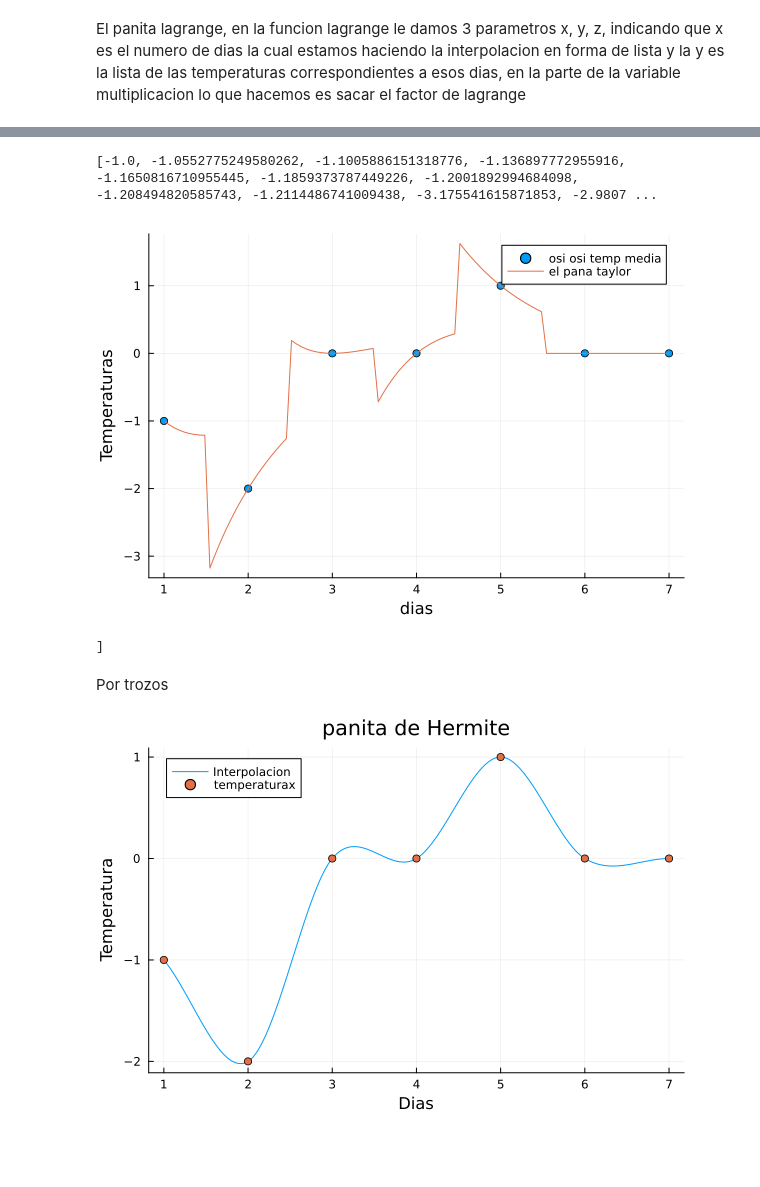
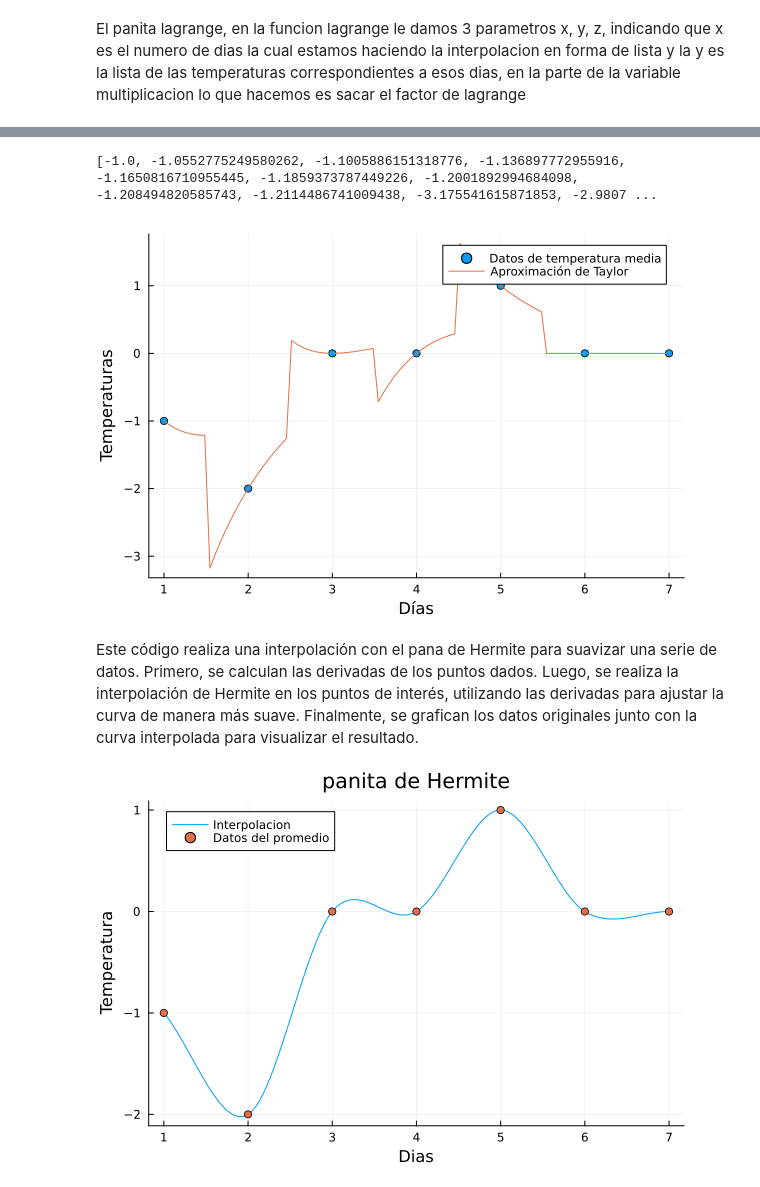
Before and after one commit to abelipe/julianb_weather, a Jupyter notebook: juliasisi.ipynb, the cells around one changed output, grey strips where cells are left out. Cells and saved outputs as stored; diff of their text form; code cells hidden in the pictures; blank space fills up the shorter version.

Commit message:
update
agregar el de por trozos y revision de lagrange + el de taylor swiftie

```diff
--- a/juliasisi.ipynb
+++ b/juliasisi.ipynb
@@ -80,51 +87,50 @@ Taylor xdddddddddddd
 # %%
 using Plots
 
-y = temps_media
-x = [1, 2, 3 , 4, 5, 6, 7]
+y = temps_media  # Valores de temperatura media
+x = [1, 2, 3, 4, 5, 6, 7]  # Valores de días
 
 function factorial(n)
     if n == 0
         return 1
     else
-        return n * factorial(n-1)
+        return n * factorial(n-1)  # Cálculo factorial recursivo
     end
 end
 
 function derivadita(y, z, n)
-    #nmro de espacios entre los puntos
-    h = 1
+    # Función para calcular derivadas mediante diferencias divididas hacia adelante
+    h = 1  # Espaciado entre los puntos
     if n == 0
         return y[z]
     elseif z + 1 > length(y)
         return 0
     else
-        return (derivadita(y, z + 1, n-1) - derivadita(y, z, n-1))/h
+        return (derivadita(y, z + 1, n-1) - derivadita(y, z, n-1)) / h
     end
 end
 
 function taylor(y, a, z, n)
-    # grado del polinomio a 6 pal taylor
-    n = min(n, 6)
+    # Función para calcular la aproximación de Taylor de grado 6
+    n = min(n, 6)  # Limita el grado del polinomio a 6
     suma = 0
     for i in 0:n
-        suma += derivadita(y, a, i)/factorial(i)*(z-a)^i
+        suma += derivadita(y, a, i) / factorial(i) * (z - a)^i  # Suma de términos del polinomio de Taylor
     end
     return suma
 end
 
-intex_t = range(minimum(x), stop=maximum(x), length=100)
-intey_t = [taylor(y, round(Int, i), i, 6) for i in intex_t]
+intex_t = range(minimum(x), stop=maximum(x), length=100)  # Rango de valores para la interpolación
+intey_t = [taylor(y, round(Int, i), i, 6) for i in intex_t]  # Calcula los valores interpolados con el método de Taylor
 
-print(intey_t)
-scatter(x, y, label="osi osi temp media")
-plot!(intex_t, intey_t, label="el pana taylor", xlabel="dias", ylabel="Temperaturas")
+print(intey_t)  # Imprime los valores interpolados
+scatter(x, y, label="Datos de temperatura media")  # Grafica los puntos de datos
+plot!(intex_t, intey_t, label="Aproximación de Taylor", xlabel="Días", ylabel="Temperaturas")  # Grafica la aproximación de Taylor
 # %% [output]
 [-1.0, -1.0552775249580262, -1.1005886151318776, -1.136897772955916, -1.1650816710955445, -1.1859373787449226, -1.2001892994684098, -1.208494820585743, -1.2114486741009438, -3.175541615871853, -2.9807 ...
-[figure, old version]
+[figure, new version]
-]
 # %% [markdown]
-Por trozos
+Este código  realiza una interpolación con el pana de Hermite para suavizar una serie de datos. Primero, se calculan las derivadas de los puntos dados. Luego, se realiza la interpolación de Hermite en los puntos de interés, utilizando las derivadas para ajustar la curva de manera más suave. Finalmente, se grafican los datos originales junto con la curva interpolada para visualizar el resultado.
 # %%
 using Plots
 
@@ -132,60 +138,60 @@ y = temps_media
 x = [1, 2, 3 , 4, 5, 6, 7]
 
 function derivada(x, y)
-    n = length(x)
-    dy = zeros(n)
+    n = length(x)  # Cantidad de elementos en x
+    dy = zeros(n)  # Crea un arreglo de ceros del mismo tamaño que x
 
-    dy[1] = (y[2] - y[1]) / (x[2] - x[1])
-    dy[end] = (y[end] - y[end-1]) / (x[end] - x[end-1])
+    dy[1] = (y[2] - y[1]) / (x[2] - x[1])  # Deriva el primer punto
+
+    dy[end] = (y[end] - y[end-1]) / (x[end] - x[end-1])  # Deriva el último punto
 
     for i in 2:n-1
-        dy[i] = (y[i + 1] - y[i - 1]) / (x[i + 1] - x[i - 1])
+        dy[i] = (y[i + 1] - y[i - 1]) / (x[i + 1] - x[i - 1])  # Deriva los puntos intermedios
     end
 
     return dy
 end
 
 function buscarin(x_interp, x1, x2)
-    indices = []
+    indices = []  # Arreglo para almacenar índices
     for (i, val) in enumerate(x_interp)
         if x1 <= val <= x2
-            push!(indices, i)
+            push!(indices, i)  # Agrega el índice si el valor está en el rango
         end
     end
     return indices
 end
 
-function interpolacionher(x, y, dy, xinter)
-    n = length(x)
-    yinter = similar(xinter)
+function hermite(x, y, dy, xinter)
+    n = length(x)  # Cantidad de elementos en x
+    yinter = similar(xinter)  # Crea un arreglo vacío del mismo tamaño que xinter
 
     for i in 1:n-1
-        h = x[i + 1] - x[i]
+        h = x[i + 1] - x[i]  # Calcula el paso entre los puntos
 
-        t = (xinter .- x[i]) / h
+        t = (xinter .- x[i]) / h  # Valores normalizados para la interpolación de Hermite
 
         h00 = 2 .* t.^3 .- 3 .* t.^2 .+ 1
         h10 = t.^3 .- 2 .* t.^2 .+ t
         h01 = -2 .* t.^3 .+ 3 .* t.^2
         h11 = t.^3 .- t.^2
 
-        idx = buscarin(xinter, x[i], x[i + 1])
+        idx = buscarin(xinter, x[i], x[i + 1])  # Encuentra los índices en el rango
 
         for j in idx
-            yinter[j] = h00[j] * y[i] + h10[j] * h * dy[i] + h01[j] * y[i + 1] + h11[j] * h * dy[i + 1]
+            yinter[j] = h00[j] * y[i] + h10[j] * h * dy[i] + h01[j] * y[i + 1] + h11[j] * h * dy[i + 1]  # Interpolación de Hermite
         end
     end
     return yinter
 end
 
+dy = derivada(x, y)  # Calcula las derivadas
 
-dy = derivada(x, y)
+xv = range(minimum(x), stop=maximum(x), length=1000)  # Genera puntos para suavizar la línea
+yinterh = hermite(x, y, dy, xv)  # Realiza la interpolación de Hermite
 
-xv = range(minimum(x), stop=maximum(x), length=1000)
-yinterh = interpolacionher(x, y, dy, xv)
-
-plot(xv, yinterh, label="Interpolacion")
-scatter!(x, y, label="temperaturax")
-plot!(title = "panita de Hermite", xlabel = "Dias", ylabel = "Temperatura")
+plot(xv, yinterh, label="Interpolacion")  # Grafica la interpolación
+scatter!(x, y, label="Datos del promedio")  # Agrega puntos de datos
+plot!(title = "panita de Hermite", xlabel = "Dias", ylabel = "Temperatura")  # Añade título y etiquetas
 # %% [output]
-[figure, old version]
+[figure, new version]
```
Also changed, not shown: parts of 6 cells of this notebook.
